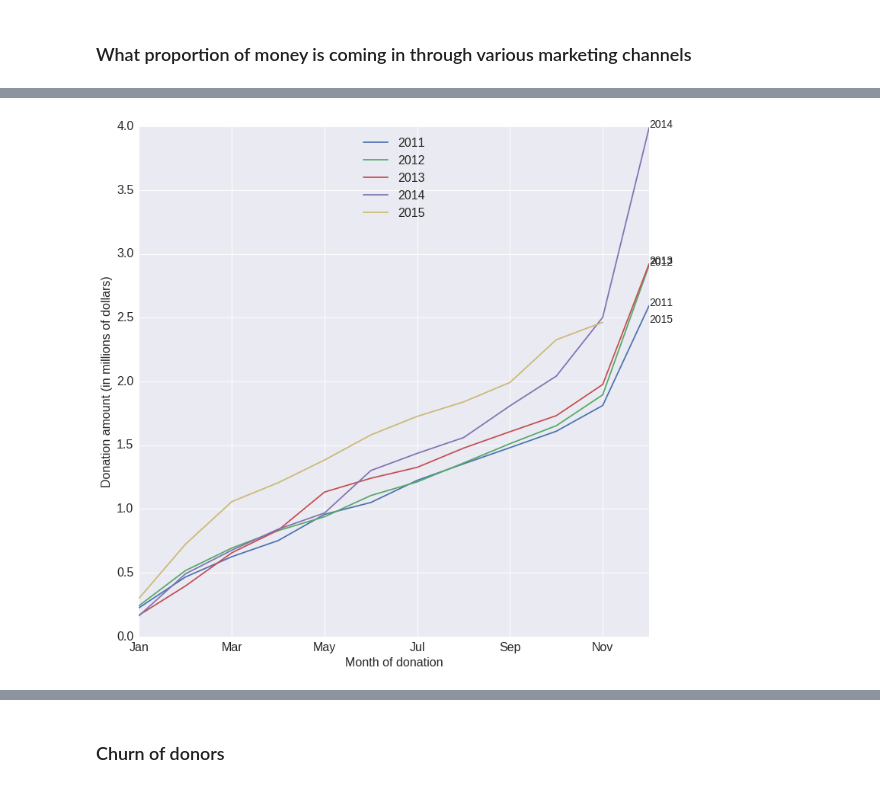
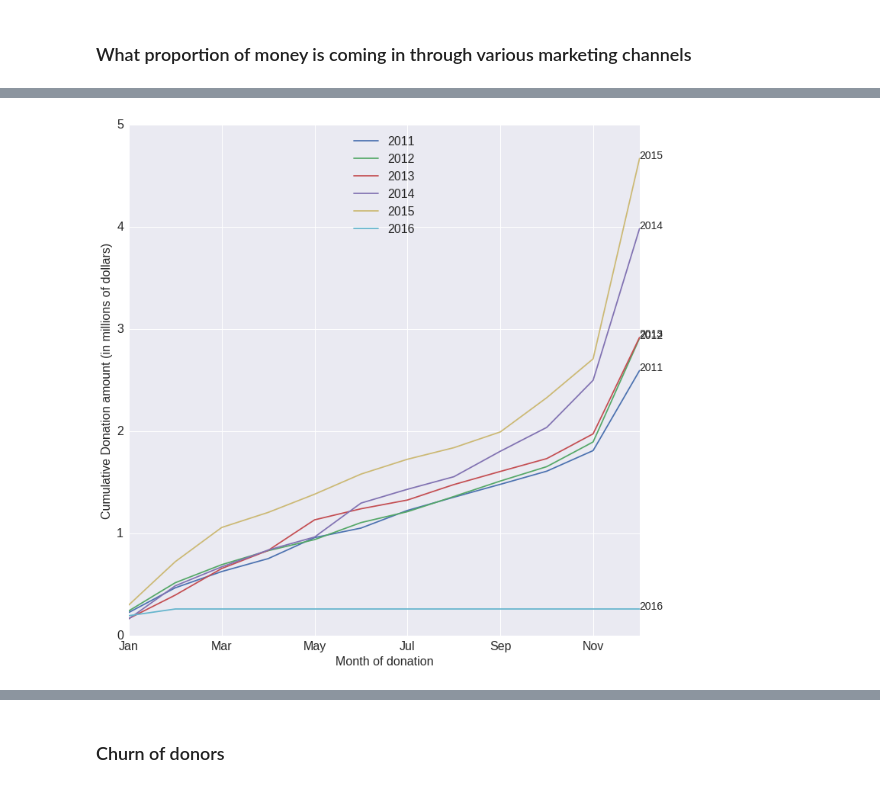
Before and after one commit to sharathmalladi/SEF, a Jupyter notebook: notebooks/42_ExtractDonor_Data.ipynb, the cells around one changed output, grey strips where cells are left out. Drawn from its saved outputs; the diff is of its cells as text; code cells hidden in the pictures.

```diff
--- a/notebooks/42_ExtractDonor_Data.ipynb
+++ b/notebooks/42_ExtractDonor_Data.ipynb
@@ -246,35 +239,34 @@ plt.savefig('viz/OtherIn2014.png')
 # %%
 cumulative_years = np.cumsum(
     df[(df.activity_year > 2010) & (df.is_service==False)]\
         .groupby(['activity_year', 'activity_month'])['amount', ]\
         .sum()\
         .unstack()\
         .fillna(0)
     , axis=1, dtype='int64').T
 
 cumulative_years.index = cumulative_years.index.droplevel(0)
-cumulative_years[2015][12] = np.nan
 cumulative_years.index = calendar.month_abbr[1:]
 cumulative_years = cumulative_years/1000000
 
 plot = cumulative_years.plot(kind='line',
               fontsize=12,
               figsize=(12,12))
 
 plt.xlabel('Month of donation', fontsize=16)
-plt.ylabel('Donation amount (in millions of dollars)', fontsize=16)
+plt.ylabel('Cumulative Donation amount (in millions of dollars)', fontsize=16)
 plt.tick_params(labelsize=16)
 #plot.set_title('Cumulative donation amounts over the years',fontsize=16)
 plt.legend(prop={'size':16}, loc='upper center')
 
 vals = cumulative_years.ffill(axis=0)[-1:].columns.values
 heights = cumulative_years.ffill(axis=0)[-1:].values[0]
 
 [plt.text(11, height, val, fontsize=14) for (val, height) in zip(vals, heights)]
 
 plt.savefig('viz/CumulativeDonationsOverTheYears.png')
 # %% [output]
-[figure, old version]
+[figure, new version]
 # %%
 ymdata = df[(df.activity_year > 2010) & (df.is_service==False)].groupby(['activity_year', 'activity_month'])['amount', ]\
         .sum()\
```
Also changed, not shown: parts of 28 cells of this notebook, 6 other files.
